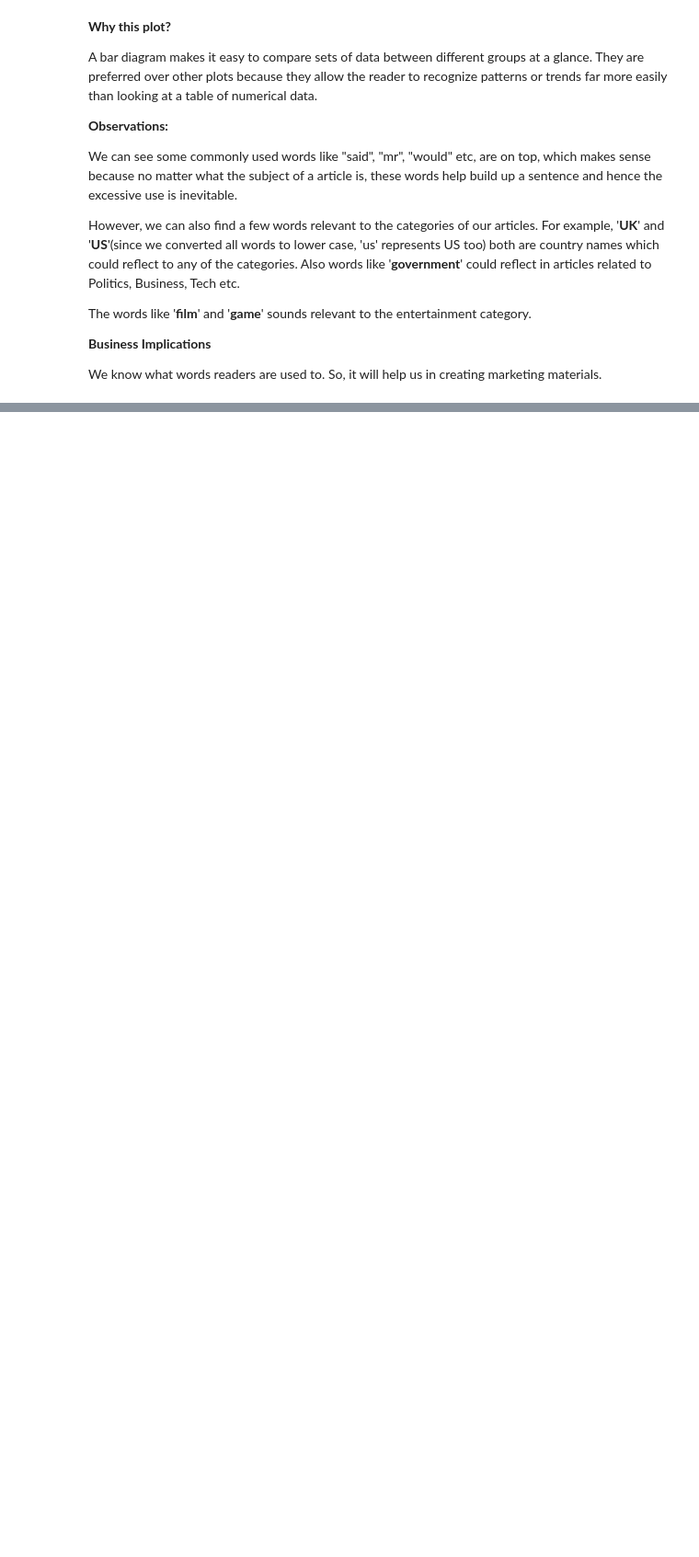
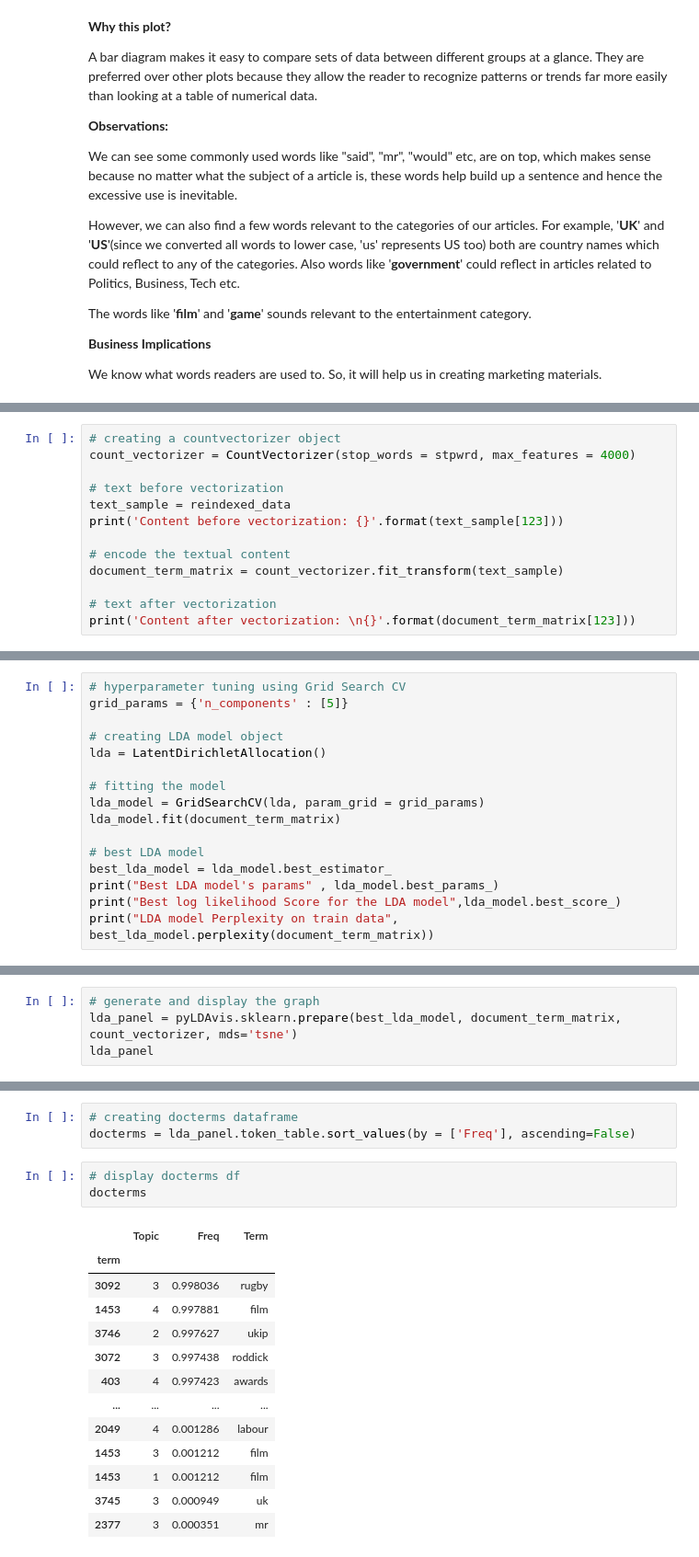
Before and after one commit to AshutoshKumarDubey/Topic_modeling_on_news_Articles, a Jupyter notebook: Topic_Modelling_on_News_Articles_BY_Ashutosh_Kumar_Dubey.ipynb, the cells around one changed output, grey strips where cells are left out. Shown at 92% size. Drawn from its saved outputs; the diff is of its cells as text; blank space fills up the shorter version.

```diff
--- a/Topic_Modelling_on_News_Articles_BY_Ashutosh_Kumar_Dubey.ipynb
+++ b/Topic_Modelling_on_News_Articles_BY_Ashutosh_Kumar_Dubey.ipynb
@@ -589,0 +670,13 @@ We know what words readers are used to. So, it will help us in creating marketin
+# %%
+# creating a countvectorizer object
+count_vectorizer = CountVectorizer(stop_words = stpwrd, max_features = 4000)
+
+# text before vectorization
+text_sample = reindexed_data
+print('Content before vectorization: {}'.format(text_sample[123]))
+
+# encode the textual content
+document_term_matrix = count_vectorizer.fit_transform(text_sample)
+
+# text after vectorization
+print('Content after vectorization: \n{}'.format(document_term_matrix[123]))
@@ -589,0 +801,16 @@ We know what words readers are used to. So, it will help us in creating marketin
+# %%
+# hyperparameter tuning using Grid Search CV
+grid_params = {'n_components' : [5]}
+
+# creating LDA model object
+lda = LatentDirichletAllocation()
+
+# fitting the model
+lda_model = GridSearchCV(lda, param_grid = grid_params)
+lda_model.fit(document_term_matrix)
+
+# best LDA model
+best_lda_model = lda_model.best_estimator_
+print("Best LDA model's params" , lda_model.best_params_)
+print("Best log likelihood Score for the LDA model",lda_model.best_score_)
+print("LDA model Perplexity on train data", best_lda_model.perplexity(document_term_matrix))
@@ -589,0 +848,4 @@ We know what words readers are used to. So, it will help us in creating marketin
+# %%
+# generate and display the graph
+lda_panel = pyLDAvis.sklearn.prepare(best_lda_model, document_term_matrix, count_vectorizer, mds='tsne')
+lda_panel
@@ -589,0 +886,20 @@ We know what words readers are used to. So, it will help us in creating marketin
+# %%
+# creating docterms dataframe
+docterms = lda_panel.token_table.sort_values(by = ['Freq'], ascending=False)
+# %%
+# display docterms df
+docterms
+# %% [output]
+|  | Topic | Freq | Term |
+| term |  |  |  |
+| 3092 | 3 | 0.998036 | rugby |
+| 1453 | 4 | 0.997881 | film |
+| 3746 | 2 | 0.997627 | ukip |
+| 3072 | 3 | 0.997438 | roddick |
+| 403 | 4 | 0.997423 | awards |
+| ... | ... | ... | ... |
+| 2049 | 4 | 0.001286 | labour |
+| 1453 | 3 | 0.001212 | film |
+| 1453 | 1 | 0.001212 | film |
+| 3745 | 3 | 0.000949 | uk |
+| 2377 | 3 | 0.000351 | mr |
```
Also changed, not shown: parts of 38 cells of this notebook.
